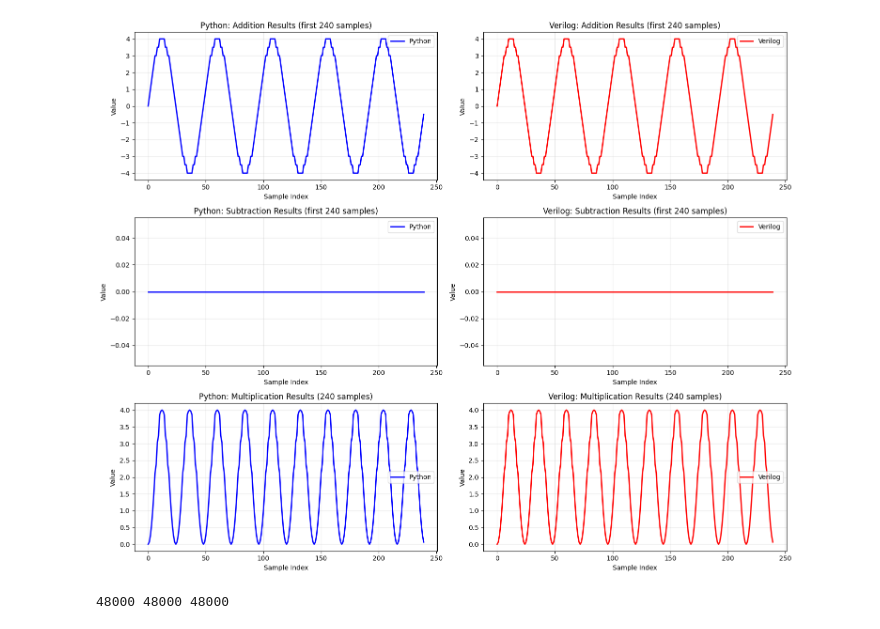
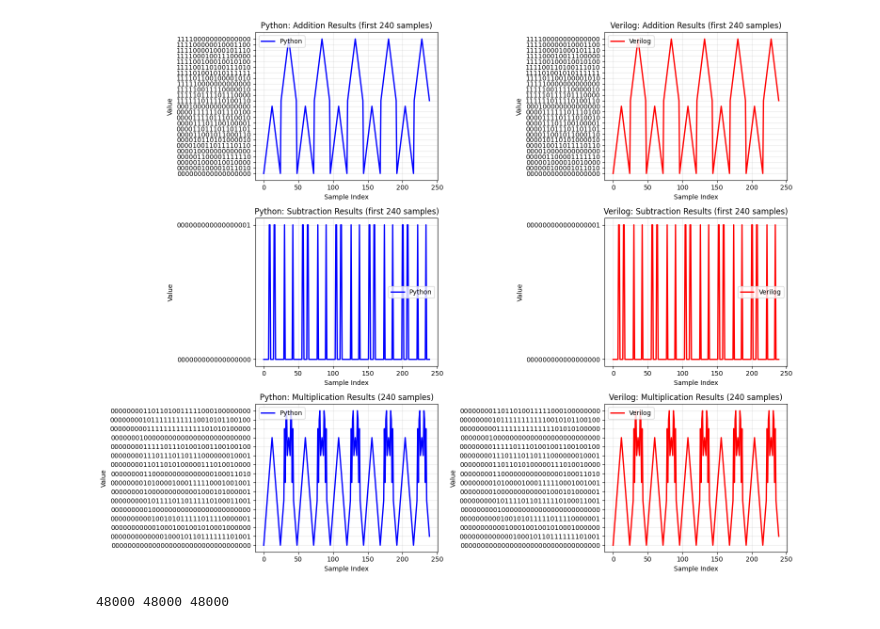
Before and after one commit to Faisal-imtiyaz123/FGPA, a Jupyter notebook: FGPA-03.ipynb, the cells around one changed output. Drawn from its saved outputs; the diff is of its cells as text; code cells hidden in the pictures.

```diff
--- a/FGPA-03.ipynb
+++ b/FGPA-03.ipynb
@@ -40,6 +74,14 @@ def fixedPoint(num, m, n):
   scale = 2**n
   fixed_int = round_to_int(num*scale)
   return decToBinary(fixed_int)
+
+def convert_to_5_12(str):
+   l = len(str)
+   res = str[0]+str[0] + str[:15]
+   if(str[l-2]=='1'):
+      res = add_twos_comp(res[:17],format(1,'017b'),17)
+   return res
+
 def quantize(samples,m,n):
   arr = []
   for i in range(len(samples)):
@@ -83,11 +131,13 @@ mul_vals = mulVals()
 # %%
-add_vals = addVals()  # Python results
+add_vals = addVals()
 sub_vals = subVals()
 mul_vals = mulVals()
 
-add_vals_verilog = np.loadtxt("add.txt")
-sub_vals_verilog = np.loadtxt("sub.txt")
-mul_vals_verilog = np.loadtxt("mul.txt")
+add_vals_verilog = np.loadtxt("add.txt",dtype=str)[1:]
+sub_vals_verilog = np.loadtxt("sub.txt",dtype=str)[1:]
+mul_vals_verilog = np.loadtxt("mul.txt",dtype=str)[1:]
+
+
 
 # Create subplots
 fig, axes = plt.subplots(3, 2, figsize=(15, 12))
@@ -113,34 +163,34 @@ axes[1, 0].set_title('Python: Subtraction Results (first 240 samples)')
 axes[1, 0].set_xlabel('Sample Index')
 axes[1, 0].set_ylabel('Value')
 axes[1, 0].grid(True, alpha=0.3)
 axes[1, 0].legend()
 
 axes[1, 1].plot(sub_vals_verilog[:five_cycles_samples], 'r-', linewidth=2, label='Verilog')
 axes[1, 1].set_title('Verilog: Subtraction Results (first 240 samples)')
 axes[1, 1].set_xlabel('Sample Index')
 axes[1, 1].set_ylabel('Value')
 axes[1, 1].grid(True, alpha=0.3)
 axes[1, 1].legend()
 
 # Plot 3: Multiplication comparison
 axes[2, 0].plot(mul_vals[:five_cycles_samples], 'b-', linewidth=2, label='Python')
 axes[2, 0].set_title('Python: Multiplication Results (240 samples)')
 axes[2, 0].set_xlabel('Sample Index')
 axes[2, 0].set_ylabel('Value')
 axes[2, 0].grid(True, alpha=0.3)
 axes[2, 0].legend()
 
 axes[2, 1].plot(mul_vals_verilog[:five_cycles_samples], 'r-', linewidth=2, label='Verilog')
 axes[2, 1].set_title('Verilog: Multiplication Results (240 samples)')
 axes[2, 1].set_xlabel('Sample Index')
 axes[2, 1].set_ylabel('Value')
 axes[2, 1].grid(True, alpha=0.3)
 axes[2, 1].legend()
 
 plt.tight_layout()
 plt.show()
 # %% [output]
-[figure, old version]
+[figure, new version]
 # %%
 cntA=0
 cntB=0
```
Also changed, not shown: parts of 4 cells of this notebook, 46 other files.
